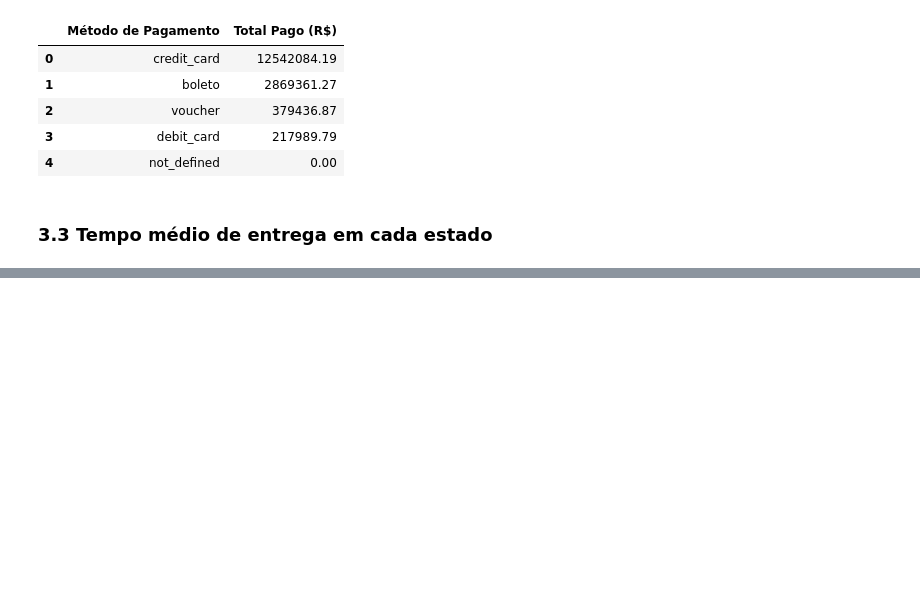
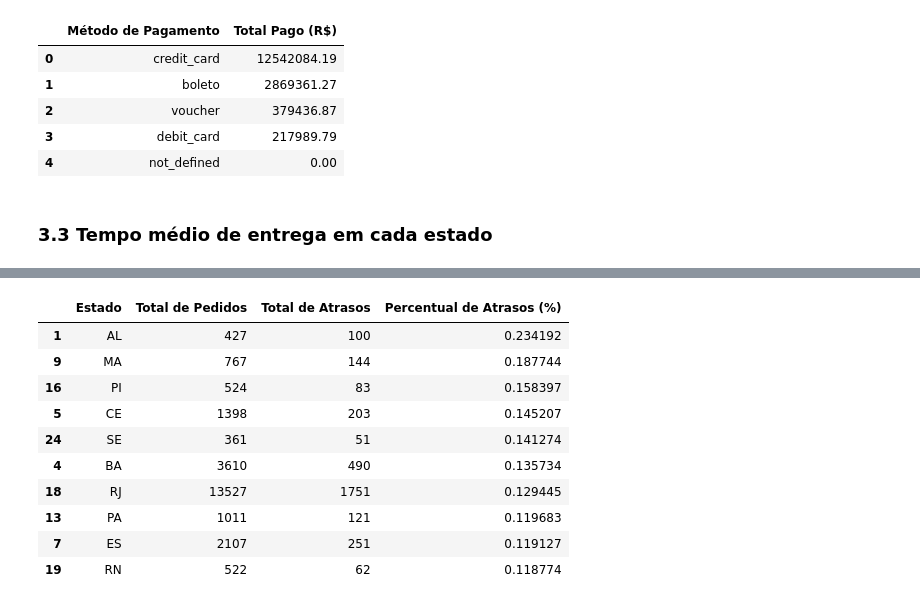
Before and after one commit to drdml/insights-olist, a Jupyter notebook: análise_exploratória.ipynb, the cells around one changed output, grey strips where cells are left out. Cells and saved outputs as stored; diff of their text form; code cells hidden in the pictures; blank space fills up the shorter version.

```diff
--- a/análise_exploratória.ipynb
+++ b/análise_exploratória.ipynb
@@ -349,0 +275,14 @@ fig4.show()
+# %%
+pedidos_pagamentos = pedidos_df.merge(pagamentos_pedidos_df, on="order_id")
+
+clientes_pedidos_pagamentos = pedidos_pagamentos.merge(clientes_df, on="customer_id")
+
+receita_por_estado = (
+    clientes_pedidos_pagamentos.groupby("customer_state")["payment_value"]
+    .sum()
+    .sort_values(ascending=False)
+    .reset_index()
+    .rename(columns={"customer_state": "Estado", "payment_value": "Total de Receita (R$)"})
+    .head(10)
+)
+receita_por_estado
@@ -349,0 +301,37 @@ fig4.show()
+# %%
+atrasos_por_estado = (
+    clientes_pedidos_pagamentos.groupby('customer_state')
+    .agg(
+        total_pedidos=('order_id', 'count'),
+        total_atrasos=('atraso_entrega', 'sum')
+    )
+    .reset_index()
+)
+
+atrasos_por_estado['percentual_atraso'] = (
+    atrasos_por_estado['total_atrasos'] / atrasos_por_estado['total_pedidos']
+)
+
+atrasos_por_estado = atrasos_por_estado.rename(
+    columns={
+        'customer_state': 'Estado',
+        'total_pedidos': 'Total de Pedidos',
+        'total_atrasos': 'Total de Atrasos',
+        'percentual_atraso': 'Percentual de Atrasos (%)'
+    }
+)
+
+estados_com_mais_atrasos = atrasos_por_estado.sort_values(by='Percentual de Atrasos (%)', ascending=False).head(10)
+estados_com_mais_atrasos
+# %% [output]
+|  | Estado | Total de Pedidos | Total de Atrasos | Percentual de Atrasos (%) |
+| 1 | AL | 427 | 100 | 0.234192 |
+| 9 | MA | 767 | 144 | 0.187744 |
+| 16 | PI | 524 | 83 | 0.158397 |
+| 5 | CE | 1398 | 203 | 0.145207 |
+| 24 | SE | 361 | 51 | 0.141274 |
+| 4 | BA | 3610 | 490 | 0.135734 |
+| 18 | RJ | 13527 | 1751 | 0.129445 |
+| 13 | PA | 1011 | 121 | 0.119683 |
+| 7 | ES | 2107 | 251 | 0.119127 |
+| 19 | RN | 522 | 62 | 0.118774 |
```
Also changed, not shown: parts of 15 cells of this notebook, 4 other files.
